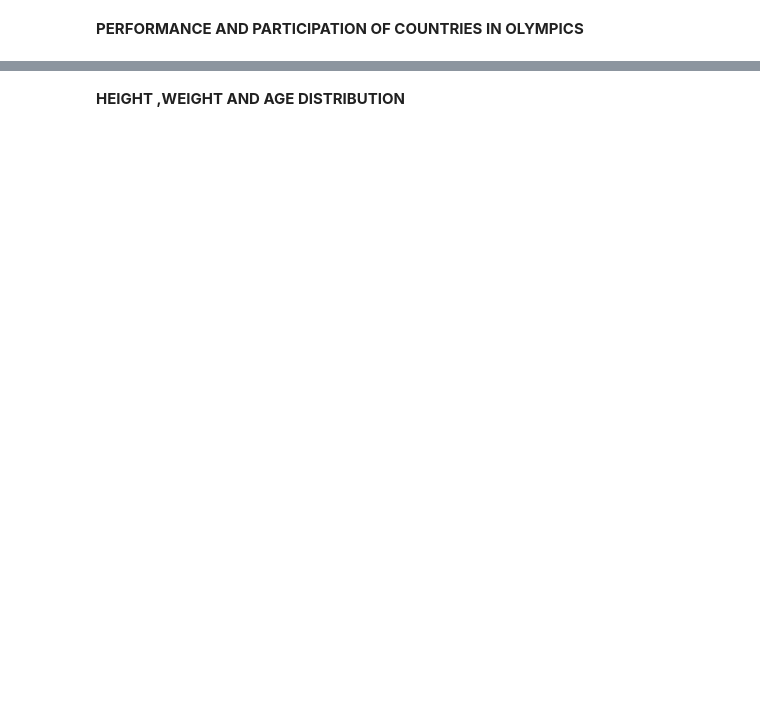
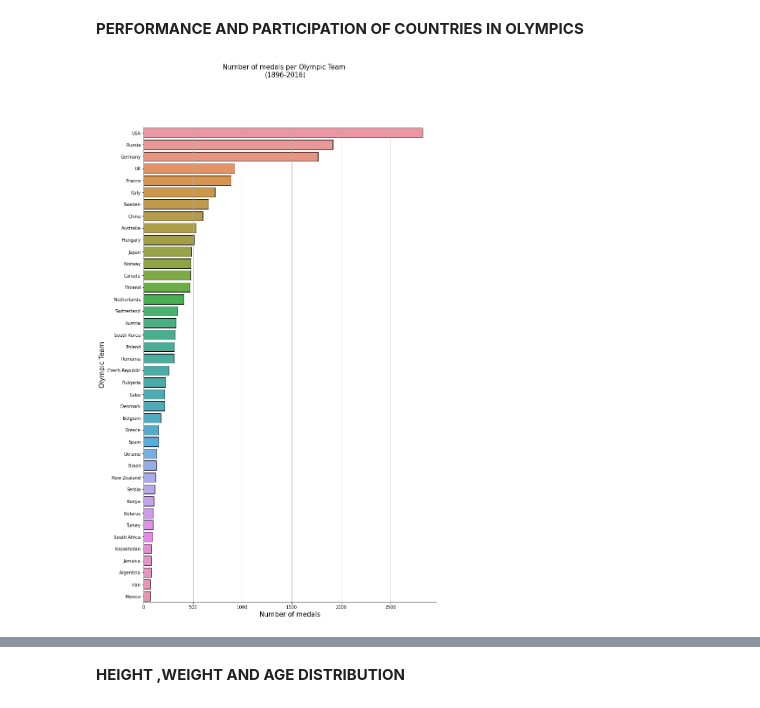
Before and after one commit to MaliheDahmardeh/Olympic-History, a Jupyter notebook: Olympic_History.ipynb, the cells around one changed output, grey strips where cells are left out. Cells and saved outputs as stored; diff of their text form; code cells hidden in the pictures; blank space fills up the shorter version.

```diff
--- a/Olympic_History.ipynb
+++ b/Olympic_History.ipynb
@@ -520,20 +630,22 @@ fig.show()
 **PERFORMANCE AND PARTICIPATION OF COUNTRIES IN OLYMPICS**
 # %%
 #by bar chart we see the 40 team that have the highest number of medals in Olympic
-medals_region=number_of_different_medals.head(40)
+medals_region=country_medals.head(40)
 
 fig, ax = plt.subplots(figsize = (12, 20))
 sns.barplot(x = medals_region['Total'],
             y = medals_region['region'],
             data = medals_region,
             edgecolor = 'k')
 sns.despine(right=True)
 
 plt.grid(axis='x')
 plt.ylabel("Olympic Team",fontsize=15)
 plt.xlabel("Number of medals",fontsize=15)
 plt.suptitle("Number of medals per Olympic Team \n(1896-2016)", size = 15)
 plt.show()
+# %% [output]
+[figure, added]
 # %%
 #participation of nations in Olympic over the year
 nations_df= df.groupby('Year').count()['region'].reset_index()
```
Also changed, not shown: parts of 33 cells of this notebook.
